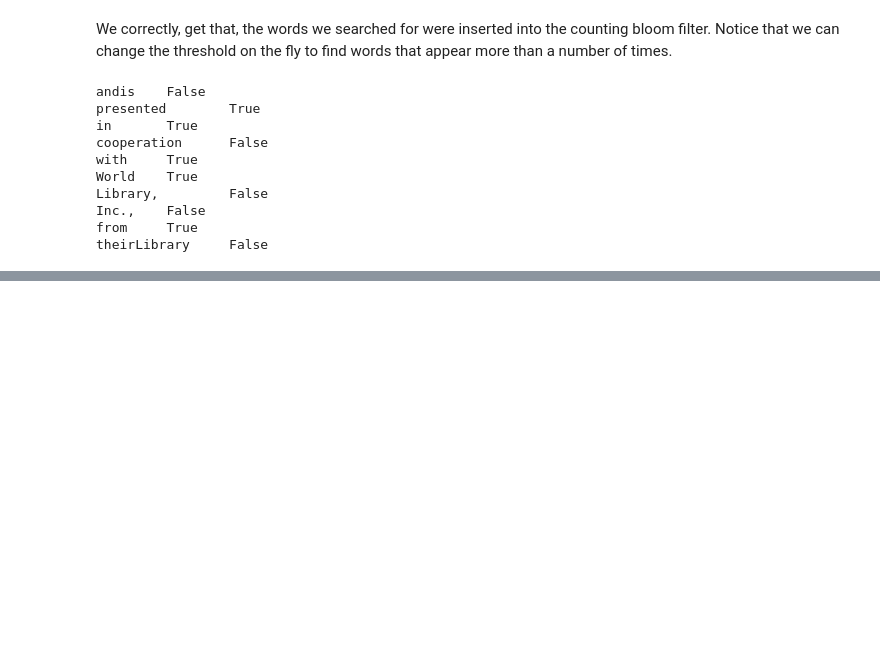
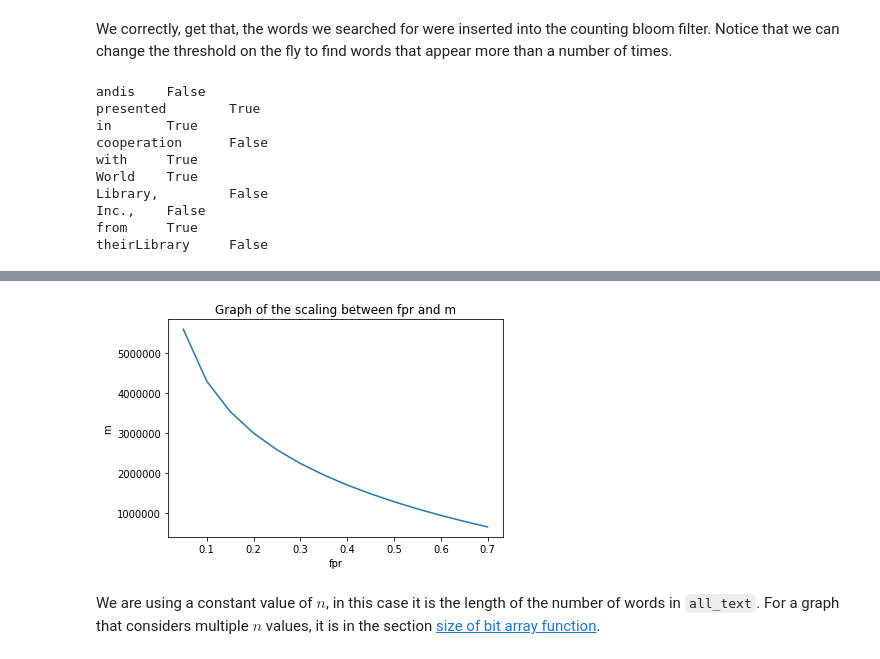
Before and after one commit to Inventrohyder/CS110, a Jupyter notebook: Assignments/cs110_assignment_3/HaithamAlhad.ipynb, the cells around one changed output, grey strips where cells are left out. Cells and saved outputs as stored; diff of their text form; code cells hidden in the pictures; blank space fills up the shorter version.

Commit message:
feat: add a plot of the comparison of fpr and m

```diff
--- a/Assignments/cs110_assignment_3/HaithamAlhad.ipynb
+++ b/Assignments/cs110_assignment_3/HaithamAlhad.ipynb
@@ -184,3 +188,9 @@ Remember that the output we get is 'possibly appears more than 5 times' or 'defi
+# %%
+CountingBloomFilter.fpr_m_analysis(len(all_text))
+# %% [output]
+[figure, added]
+# %% [markdown]
+We are using a constant value of $n$, in this case it is the length of the number of words in `all_text`. For a graph that considers multiple $n$ values, it is in the section [size of bit array function](#Size-of-bit-array).
 # %% [markdown]
 ## Appendix
 
```
Also changed, not shown: parts of 3 cells of this notebook, 1 other file.
